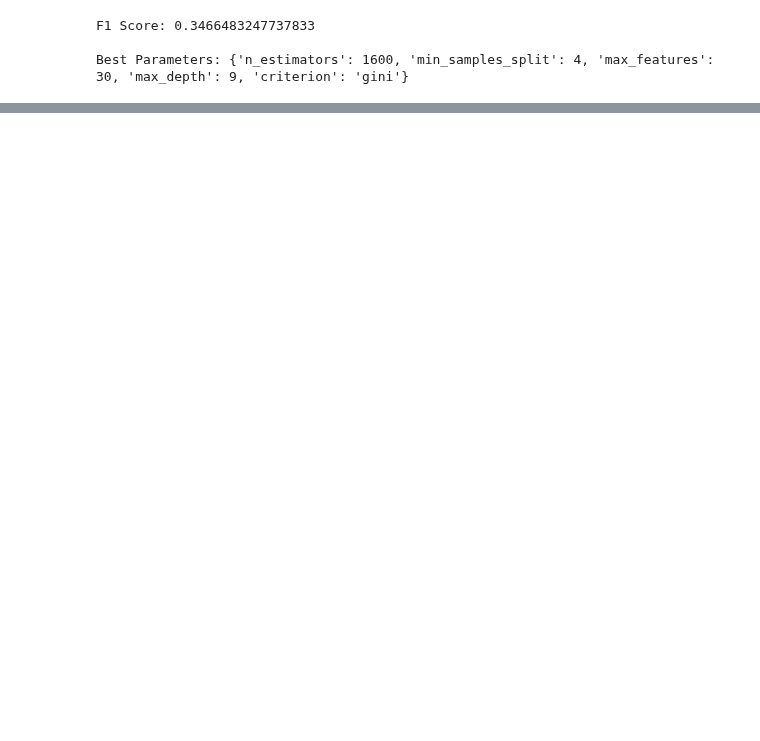
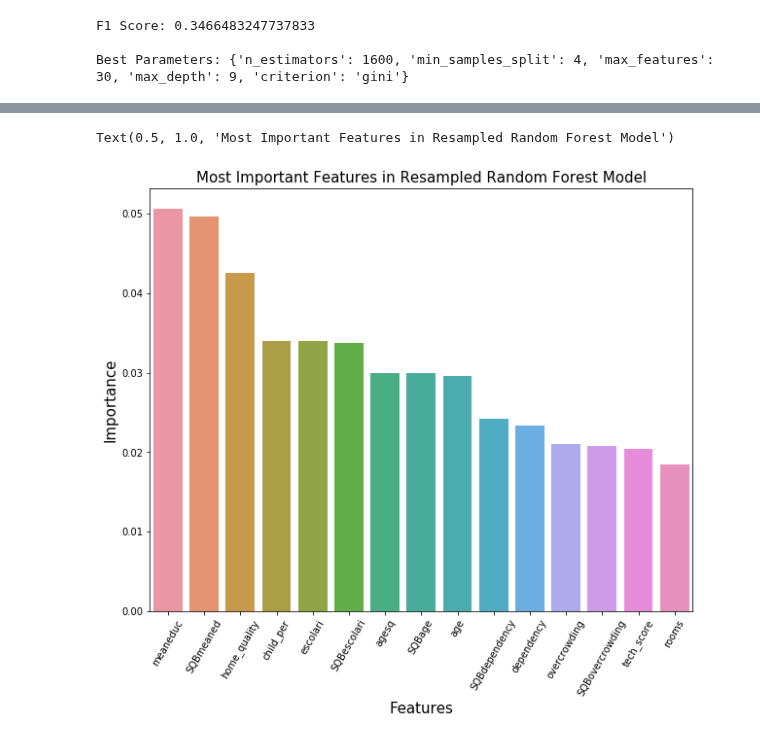
Before and after one commit to ngriffiths13/Applied_Machine_Learning_Classwork, a Jupyter notebook: Homeworks/HW4/Homework 4 - Costa Rica Poverty Classification.ipynb, the cells around one changed output, grey strips where cells are left out. Cells and saved outputs as stored; diff of their text form; code cells hidden in the pictures; blank space fills up the shorter version.

Commit message:
Feature Importances and Table of Contents

```diff
--- a/Homeworks/HW4/Homework 4 - Costa Rica Poverty Classification.ipynb
+++ b/Homeworks/HW4/Homework 4 - Costa Rica Poverty Classification.ipynb
@@ -500,0 +516,18 @@ avg / total       0.62      0.67      0.62       744
+# %%
+#Feature importances
+feature_importances = pd.DataFrame(columns = ['Variable', 'Coef'])
+feature_importances['Variable'] = list(x)
+feature_importances['Coef'] = abs(rf_resampled.feature_importances_)
+feature_importances.sort_values(by = 'Coef', ascending = False, inplace = True)
+feature_importances = feature_importances[0:15]
+# %%
+f, ax = plt.subplots(figsize=(10, 8))
+plt.xticks(rotation='90')
+sns.barplot(x=feature_importances['Variable'], y = feature_importances['Coef'])
+plt.xlabel('Features', fontsize=15)
+plt.ylabel('Importance', fontsize=15)
+plt.xticks(rotation = 60)
+plt.title('Most Important Features in Resampled Random Forest Model', fontsize=15)
+# %% [output]
+Text(0.5, 1.0, 'Most Important Features in Resampled Random Forest Model')
+[figure, added]
```
Also changed, not shown: parts of 50 cells of this notebook.
